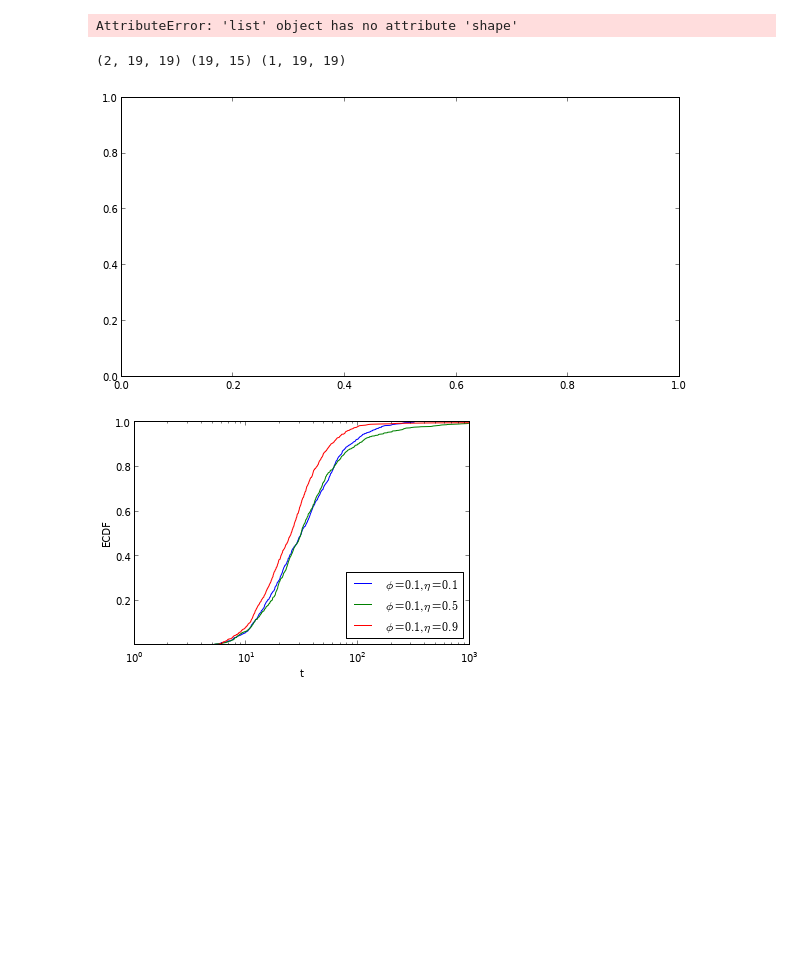
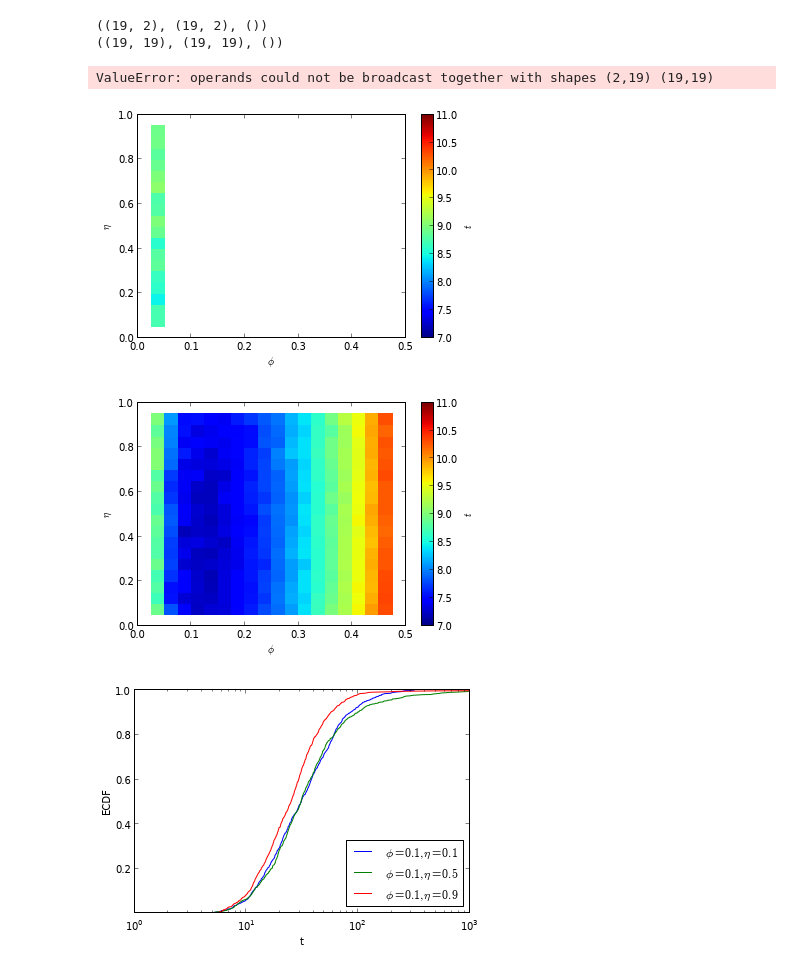
Before and after one commit to sveitser/of, a Jupyter notebook: code/rewi/plot.ipynb, the cells around one changed output. Drawn from its saved outputs; the diff is of its cells as text; code cells hidden in the pictures; blank space fills up the shorter version.

```diff
--- a/code/rewi/plot.ipynb
+++ b/code/rewi/plot.ipynb
@@ -1,32 +1,38 @@
 # %%
 Z = {}
-for i, s in enumerate(['', '_unweighted']):
+for i, s in enumerate(['_weighted', '_unweighted']):
     figure()
-    d = loadtxt('data/grid1000' + s + '.dat')
+    try:
+        d = loadtxt('data/grid10000' + s + '.dat')
+    except:
+        continue
     x = unique(d[:, 0])
     y = unique(d[:, 1])
-    X = meshgrid(x, y)
-    z = d[:,2] * (1 - d[:,0]) # rescale
+    X, Y = meshgrid(x, y)
+    z = d[:,2] # * (1 - d[:,0]) # rescale
     #z = d[:, 2]
 
     Z[i] = reshape(z,(len(x), -1))
     print(shape(X),shape(Y),shape(Z))
-    pcolor(X,Y,transpose(Z[-1]))
+    pcolor(X,Y,transpose(Z[i]))
     c = colorbar()
 
     c.set_label("$t$")
     xlabel("$\phi$")
     ylabel("$\eta$")
     xlim([0, 0.5])
-    clim([5.5, 9])
+    clim([7, 11])
     savefig("test.pdf")
 
 figure()
 pcolor(X,Y,transpose(Z[0] - Z[1]))
+colorbar()
 # %% [output]
-AttributeError: 'list' object has no attribute 'shape'
+((19, 2), (19, 2), ())
+((19, 19), (19, 19), ())
-(2, 19, 19) (19, 15) (1, 19, 19)
+ValueError: operands could not be broadcast together with shapes (2,19) (19,19)
-[figure, old version]
+[figure, new version]
+[figure, added]
 # %%
 tfor i, phi in enumerate([0.1,0.5,0.9]):
     figure(i)
```
